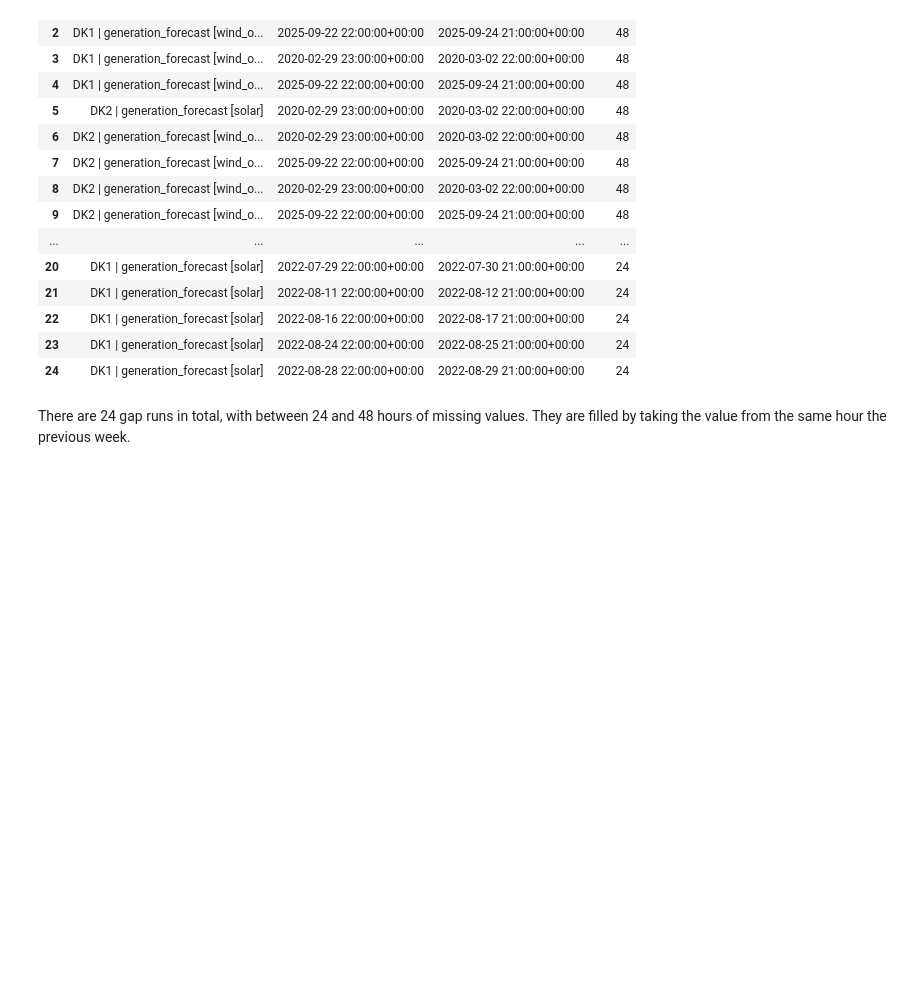
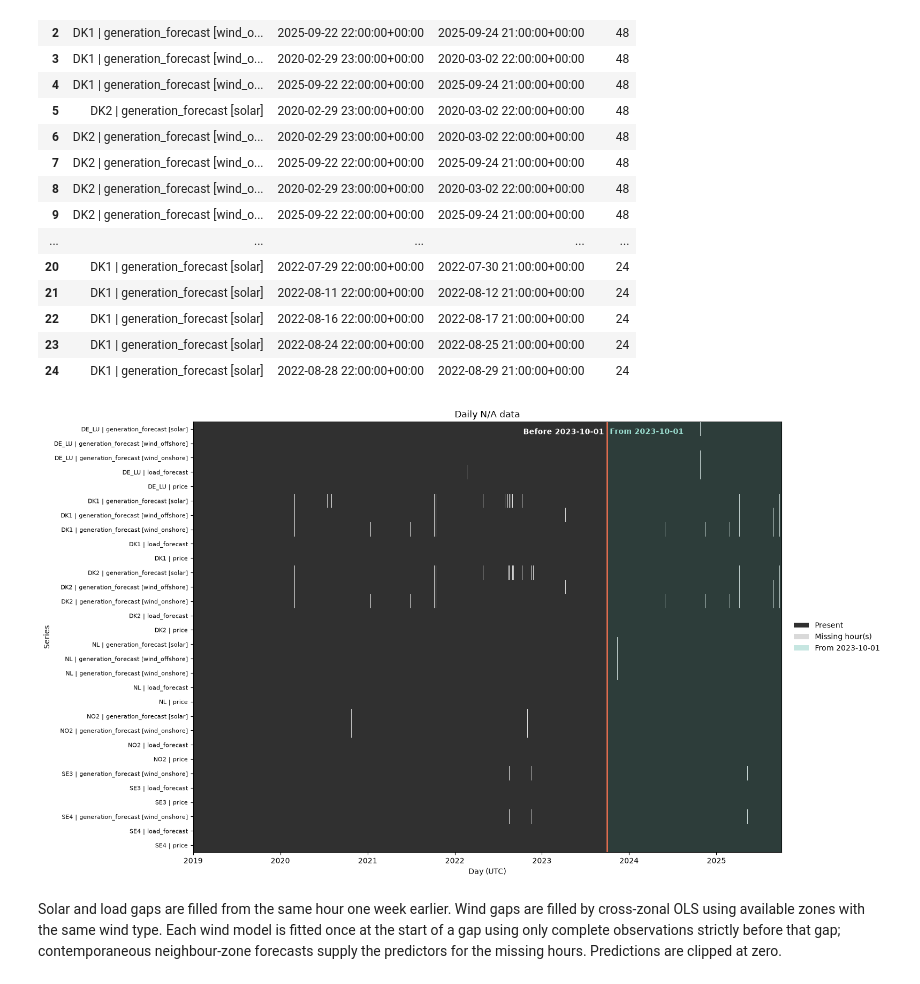
Before and after one commit to Freddy5445/EPF_Masters, a Jupyter notebook: data_cleaning_v2.ipynb, the cells around one changed output. Saved outputs shown, nothing was run; the diff lists cells and outputs as text; code cells hidden in the pictures; blank space fills up the shorter version.

```diff
--- a/data_cleaning_v2.ipynb
+++ b/data_cleaning_v2.ipynb
@@ -776,7 +759,74 @@ else:
 | 22 | DK1 | generation_forecast [solar] | 2022-08-16 22:00:00+00:00 | 2022-08-17 21:00:00+00:00 | 24 |
 | 23 | DK1 | generation_forecast [solar] | 2022-08-24 22:00:00+00:00 | 2022-08-25 21:00:00+00:00 | 24 |
 | 24 | DK1 | generation_forecast [solar] | 2022-08-28 22:00:00+00:00 | 2022-08-29 21:00:00+00:00 | 24 |
+# %%
+import matplotlib.pyplot as plt
+from matplotlib.colors import ListedColormap
+from matplotlib.patches import Patch
+
+
+def plot_missing_values(data, cutoff="2023-10-01"):
+    """Plot whether each series contains every expected UTC hour per day."""
+    series_order = sorted(data.series.unique())
+    hour_grid = pd.date_range(
+        data.timestamp_utc.min(), data.timestamp_utc.max(), freq="h"
+    )
+    day_grid = pd.date_range(
+        hour_grid.min().floor("D"), hour_grid.max().floor("D"), freq="D"
+    )
+    expected = pd.Series(hour_grid.floor("D")).value_counts().reindex(day_grid)
+    observed = (
+        data.assign(day_utc=data.timestamp_utc.dt.floor("D"))
+            .groupby(["series", "day_utc"], observed=True)
+            .size()
+            .unstack(fill_value=0)
+            .reindex(index=series_order, columns=day_grid, fill_value=0)
+    )
+    daily_presence = observed.eq(expected, axis="columns")
+
+    year_start = pd.Timestamp(year=day_grid.min().year, month=1, day=1, tz="UTC")
+    year_starts = pd.date_range(year_start, day_grid.max(), freq="YS")
+    year_starts = year_starts[year_starts >= day_grid.min()]
+    year_positions = day_grid.searchsorted(year_starts)
+
+    fig, ax = plt.subplots(figsize=(16, 9))
+    ax.imshow(daily_presence.to_numpy(), aspect="auto", interpolation="nearest",
+              cmap=ListedColormap(["#d9d9d9", "#303030"]), vmin=0, vmax=1)
+
+    legend = [Patch(facecolor="#303030", label="Present"),
+              Patch(facecolor="#d9d9d9", label="Missing hour(s)")]
+    if cutoff is not None:
+        cutoff = pd.Timestamp(cutoff, tz="UTC")
+        cutoff_position = day_grid.searchsorted(cutoff) - 0.5
+        if -0.5 < cutoff_position < len(day_grid) - 0.5:
+            ax.axvspan(cutoff_position, len(day_grid) - 0.5,
+                       color="#1f9e89", alpha=0.12)
+            ax.axvline(cutoff_position, color="#e76f51", linewidth=2)
+            ax.text(cutoff_position - 12, 0.985, f"Before {cutoff.date()}",
+                    ha="right", va="top", transform=ax.get_xaxis_transform(),
+                    color="white", fontweight="bold")
+            ax.text(cutoff_position + 12, 0.985, f"From {cutoff.date()}",
+                    ha="left", va="top", transform=ax.get_xaxis_transform(),
+                    color="#9de0d2", fontweight="bold")
+            legend.append(Patch(facecolor="#1f9e89", alpha=0.25,
+                                label=f"From {cutoff.date()}"))
+
+    ax.set_yticks(np.arange(len(series_order)), labels=series_order, fontsize=8)
+    ax.set_xticks(year_positions, labels=year_starts.year)
+    ax.set_xlabel("Day (UTC)")
+    ax.set_ylabel("Series")
+    ax.set_title("Daily N/A data")
+    ax.legend(handles=legend, loc="center left", bbox_to_anchor=(1.01, 0.5),
+              frameon=False)
+    fig.tight_layout()
+    plt.show()
+    return fig, ax, daily_presence
+
+
+fig, ax, daily_presence = plot_missing_values(panel)
+# %% [output]
+[figure, added]
 # %% [markdown]
-There are 24 gap runs in total, with between 24 and 48 hours of missing values. They are filled by taking the value from the same hour the previous week.
+Solar and load gaps are filled from the same hour one week earlier. Wind gaps are filled by cross-zonal OLS using available zones with the same wind type. Each wind model is fitted once at the start of a gap using only complete observations strictly before that gap; contemporaneous neighbour-zone forecasts supply the predictors for the missing hours. Predictions are clipped at zero.
 # %%
 WEEK = pd.Timedelta(days=7)
```
Also changed, not shown: parts of 5 cells of this notebook, 1 other file.
